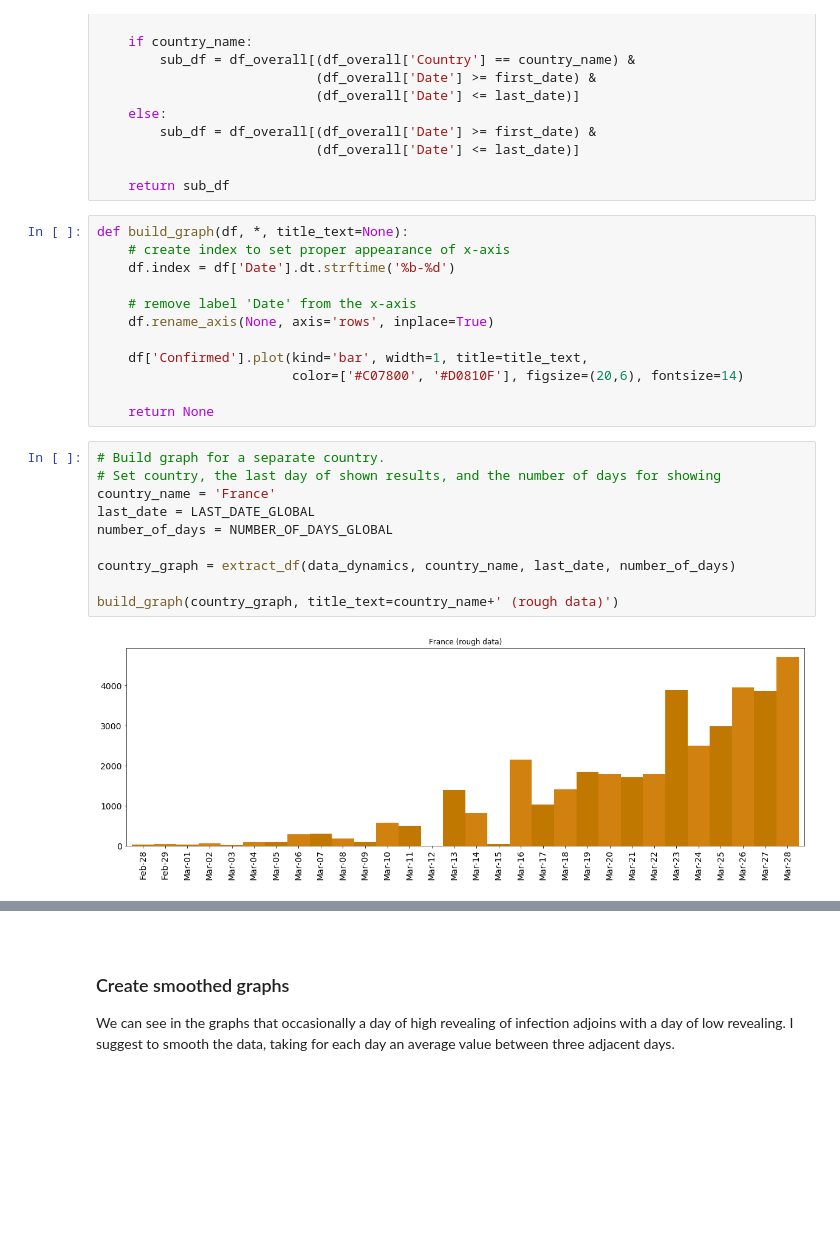
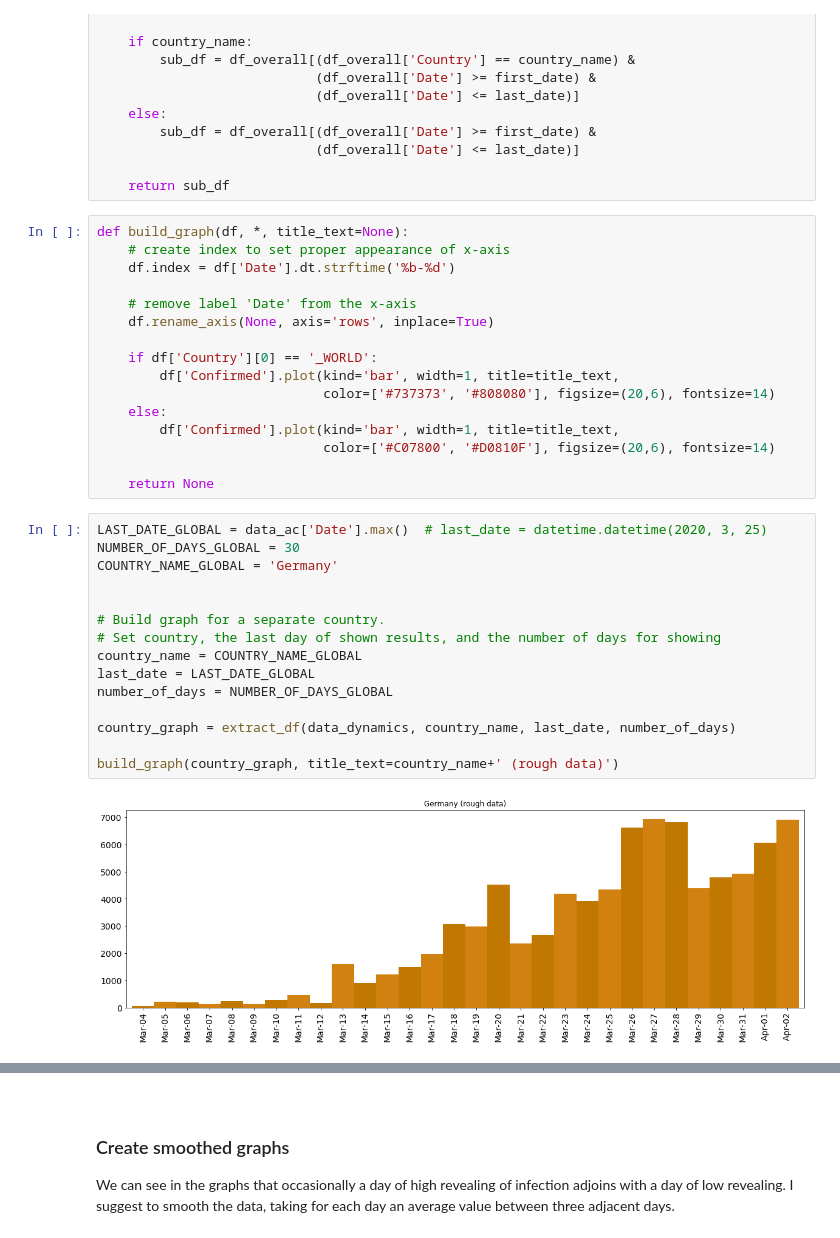
Before and after one commit to Lady3mlnm/analysis_of_different_data, a Jupyter notebook: Spread_of_COVID-19_--version_1.ipynb, the cells around one changed output, grey strips where cells are left out. Drawn from its saved outputs; the diff is of its cells as text; blank space fills up the shorter version.

```diff
--- a/Spread_of_COVID-19_--version_1.ipynb
+++ b/Spread_of_COVID-19_--version_1.ipynb
@@ -226,22 +223,31 @@ def build_graph(df, *, title_text=None):
     # remove label 'Date' from the x-axis
     df.rename_axis(None, axis='rows', inplace=True)
 
-    df['Confirmed'].plot(kind='bar', width=1, title=title_text,
-                         color=['#C07800', '#D0810F'], figsize=(20,6), fontsize=14)
+    if df['Country'][0] == '_WORLD':
+        df['Confirmed'].plot(kind='bar', width=1, title=title_text,
+                             color=['#737373', '#808080'], figsize=(20,6), fontsize=14)
+    else:
+        df['Confirmed'].plot(kind='bar', width=1, title=title_text,
+                             color=['#C07800', '#D0810F'], figsize=(20,6), fontsize=14)
 
     return None
 # %%
+LAST_DATE_GLOBAL = data_ac['Date'].max()  # last_date = datetime.datetime(2020, 3, 25)
+NUMBER_OF_DAYS_GLOBAL = 30
+COUNTRY_NAME_GLOBAL = 'Germany'
+
+
 # Build graph for a separate country.
 # Set country, the last day of shown results, and the number of days for showing
-country_name = 'France'
+country_name = COUNTRY_NAME_GLOBAL
 last_date = LAST_DATE_GLOBAL
 number_of_days = NUMBER_OF_DAYS_GLOBAL
 
 country_graph = extract_df(data_dynamics, country_name, last_date, number_of_days)
 
 build_graph(country_graph, title_text=country_name+' (rough data)')
 # %% [output]
-[figure, old version]
+[figure, new version]
 # %%
 # build graph for the world
 
```
Also changed, not shown: parts of 18 cells of this notebook, 1 other file.
